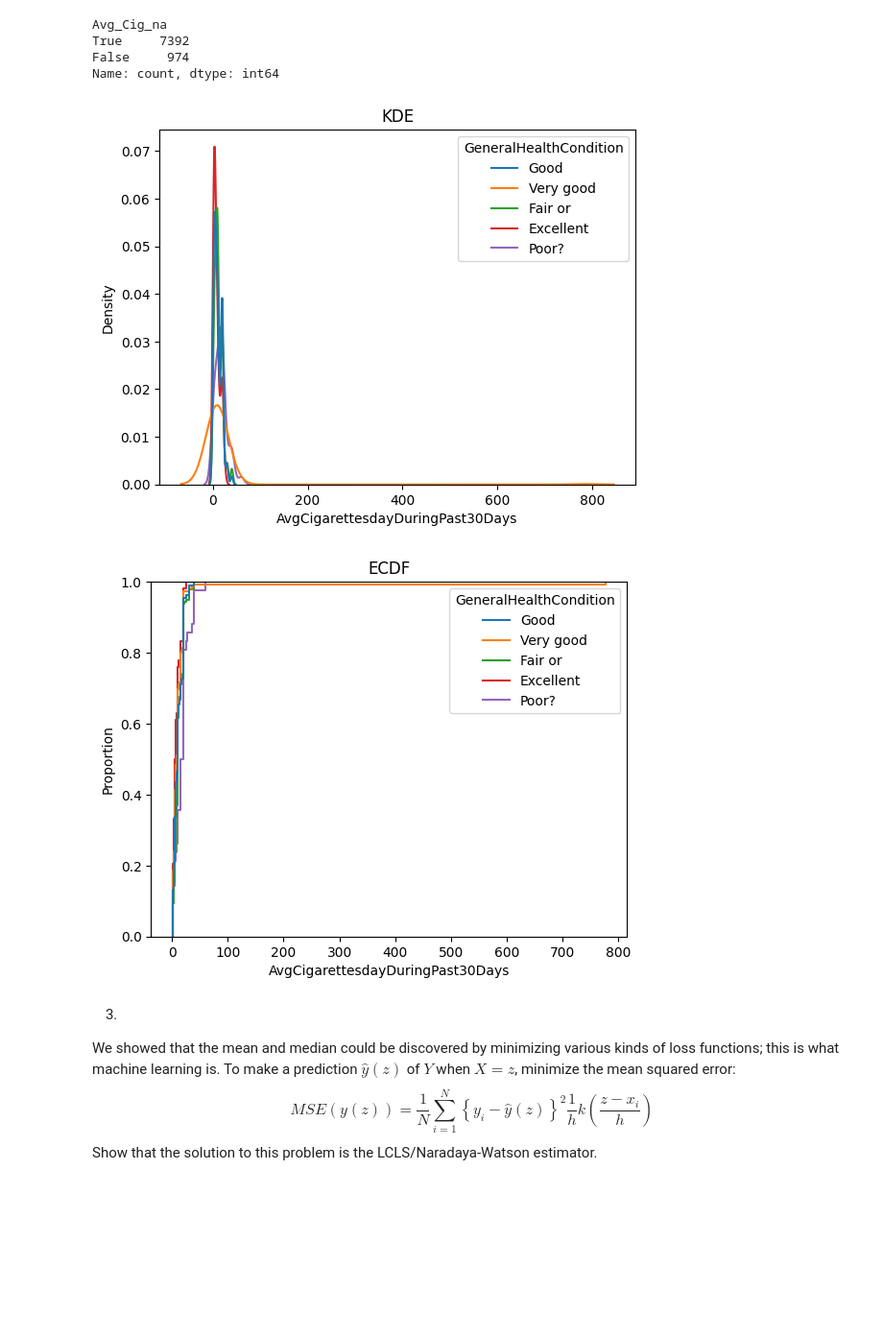
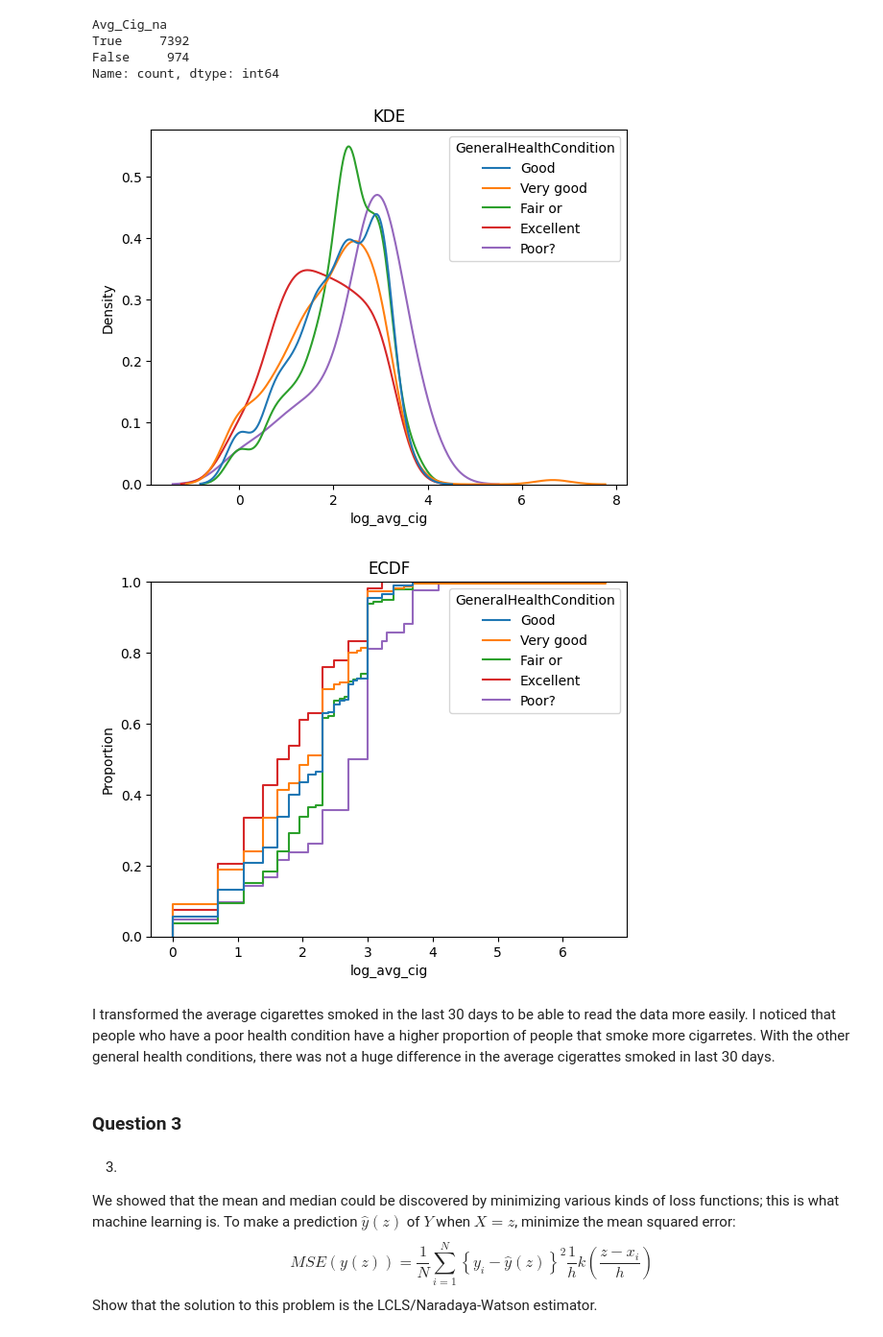
Before and after one commit to gegeorge25/DS5030_public_repo_grace_george, a Jupyter notebook: assignment_3.ipynb, the cells around one changed output. Shown at 96% size. Cells and saved outputs as stored; diff of their text form; code cells hidden in the pictures; blank space fills up the shorter version.

```diff
--- a/assignment_3.ipynb
+++ b/assignment_3.ipynb
@@ -34,3 +22,0 @@ nhanes
-# %%
-nhanes['general_health_na']=nhanes['GeneralHealthCondition'].isna()
-nhanes['general_health_na'].value_counts()
@@ -42,3 +22,0 @@ Name: count, dtype: int64
-# %%
-nhanes['First_fed_milk_na']=nhanes["TypeOfMilkFirstFed1Milk"].isna()
-nhanes['First_fed_milk_na'].value_counts()
@@ -74,15 +84,21 @@ Avg_Cig_na
 True     7392
 False     974
 Name: count, dtype: int64
+# %%
+nhanes['log_avg_cig']=np.log(nhanes['AvgCigarettesdayDuringPast30Days'])
 # %%
 conditioner = 'GeneralHealthCondition'
-sns.kdeplot( data=nhanes, x='AvgCigarettesdayDuringPast30Days', hue=conditioner, common_norm=False ).set(title='KDE')
+sns.kdeplot( data=nhanes, x='log_avg_cig', hue=conditioner, common_norm=False ).set(title='KDE')
 plt.show()
-sns.ecdfplot( data=nhanes, x='AvgCigarettesdayDuringPast30Days', hue=conditioner).set(title='ECDF')
+sns.ecdfplot( data=nhanes, x='log_avg_cig', hue=conditioner).set(title='ECDF')
 plt.show()
 # %% [output]
-[figure, old version]
+[figure, new version]
-[figure, old version]
+[figure, new version]
+# %% [markdown]
+I transformed the average cigarettes smoked in the last 30 days to be able to read the data more easily. I noticed that people who have a poor health condition have a higher proportion of people that smoke more cigarretes. With the other general health conditions, there was not a huge difference in the average cigerattes smoked in last 30 days.
+# %% [markdown]
+### Question 3
 # %% [markdown]
 3.
 We showed that the mean and median could be discovered by minimizing various kinds of loss functions; this is what machine learning is. To make a prediction $\hat{y}(z)$ of $Y$ when $X=z$, minimize the mean squared error:
```
Also changed, not shown: parts of 22 cells of this notebook, 3 other files.
